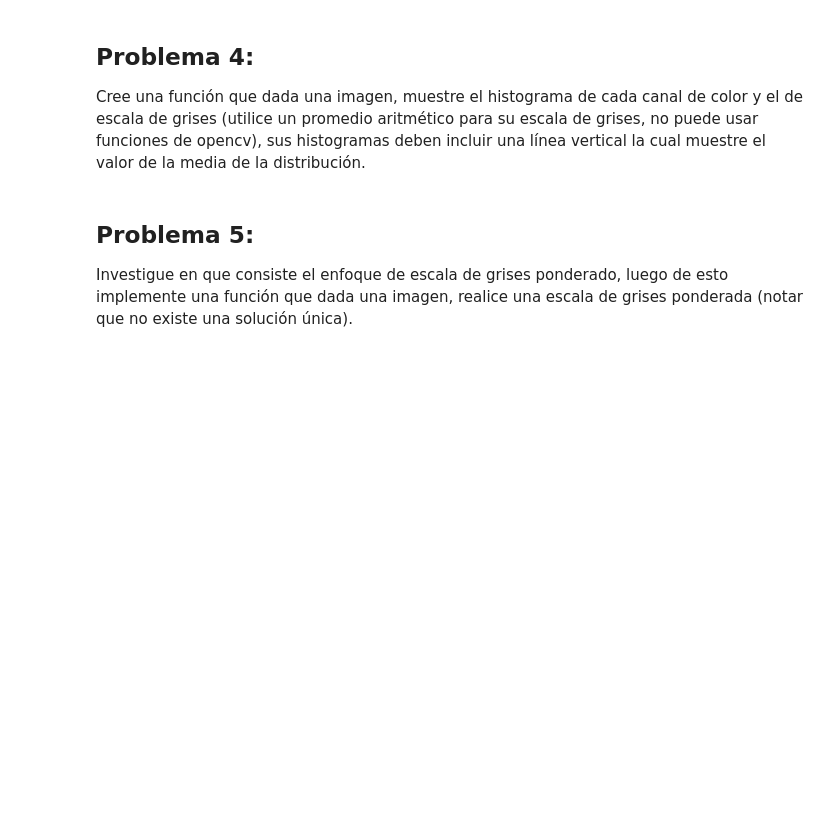
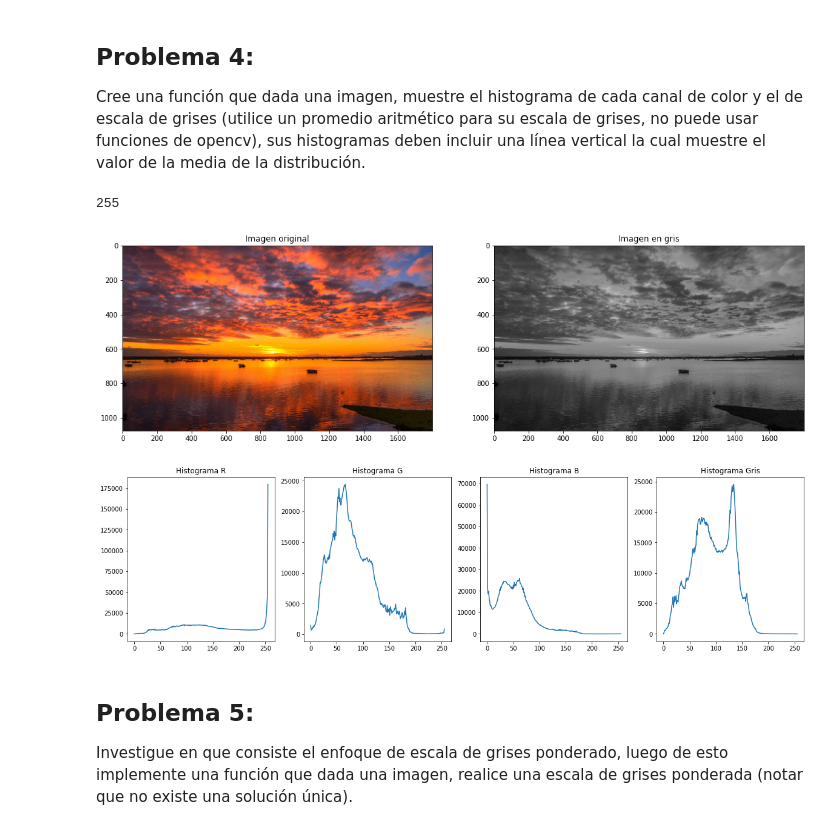
Before and after one commit to dennis-ciancoders/text_minning_and_image_recognition, a Jupyter notebook: lab1/lab1.ipynb, the cells around one changed output. Saved outputs shown, nothing was run; the diff lists cells and outputs as text; code cells hidden in the pictures; blank space fills up the shorter version.

Commit message:
limpieza y nuevas pruebas con imagenes

```diff
--- a/lab1/lab1.ipynb
+++ b/lab1/lab1.ipynb
@@ -2,7 +2,3 @@
 import cv2
 import numpy as np
 import matplotlib.pyplot as plt
-# %%
-imagen = cv2.imread('colores-rgb.jpg')
-imagen = cv2.cvtColor(imagen, cv2.COLOR_BGR2RGB)
-plt.imshow(imagen)
@@ -155,6 +148,53 @@ Cree una función que dada una imagen, muestre el histograma de cada canal de co
 escala de grises (utilice un promedio aritmético para su escala de grises, no puede usar funciones
 de opencv), sus histogramas deben incluir una lı́nea vertical la cual muestre el valor de la media
 de la distribución.
+# %%
+def conv_gris_media_aritmetica(imagen):
+    """Convierte la imagen a escala de grises usando una media aritmetica"""
+    assert type(imagen) is np.ndarray, "La imagen debe ser una matriz numpy"
+    assert imagen.shape[2] == 3, "La imagen debe tener 3 canales"
+
+    img_r, img_g, img_b = gris_tridimiensional(imagen)
+    # media aritmetica, se implementa expandiendo la division,
+    # ya que numpy trunca el resultado de la suma a un maximo de 255
+    # (no se podría sumar primero y despues dividir)
+    img_gray = img_r/3 + img_g/3 + img_b/3
+    img_gray = img_gray.astype(np.uint8)
+    return img_gray
+
+
+def plot_histograms(imagen):
+    """
+    Muestra los histogramas de los canales de la imagen, asume imagen en RGB
+    """
+    assert type(imagen) is np.ndarray, "La imagen debe ser una matriz numpy"
+    assert imagen.shape[2] == 3, "La imagen debe tener 3 canales"
+
+    img_r, img_g, img_b = gris_tridimiensional(imagen)
+    img_gray = conv_gris_media_aritmetica(imagen)
+    print(np.max(img_gray))
+
+    fig, axes = plt.subplots(nrows=1, ncols=2, figsize=(18, 9))
+    axes[0].imshow(imagen)
+    axes[0].set_title('Imagen original')
+    axes[1].imshow(img_gray, cmap='gray')
+    axes[1].set_title('Imagen en gris')
+
+    fig, axes = plt.subplots(nrows=1, ncols=4, figsize=(20, 5))
+    for ax, image, canal in zip(axes.flatten(), [img_r, img_g, img_b, img_gray], ['R', 'G', 'B', 'Gris']):
+        hist = cv2.calcHist([image], [0], None, [256], [0, 256])
+        ax.plot(hist)
+        ax.set_title(f"Histograma {canal}")
+    fig.show()
+
+
+imagen = cv2.imread('imagenes/atardecer.jpg')
+imagen = cv2.cvtColor(imagen, cv2.COLOR_BGR2RGB)
+plot_histograms(imagen)
+# %% [output]
+255
+[figure, added]
+[figure, added]
 # %% [markdown]
 ## Problema 5:
 
```
Also changed, not shown: parts of 4 cells of this notebook, 3 other files.
